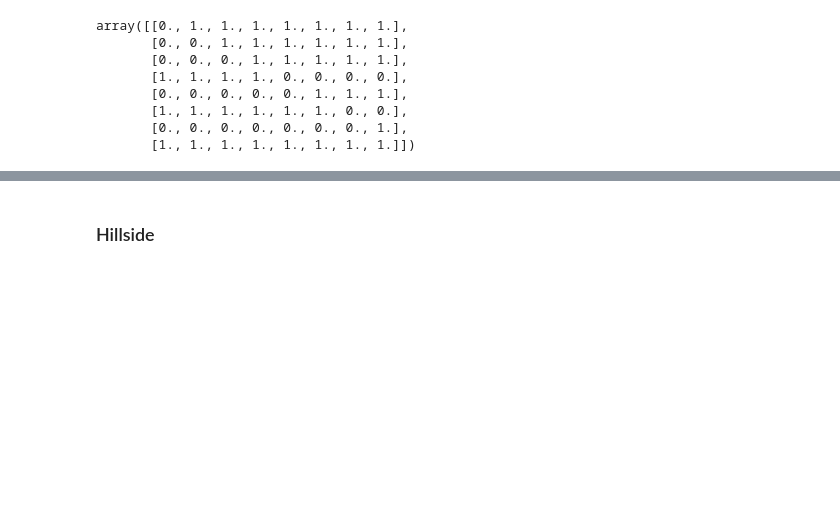
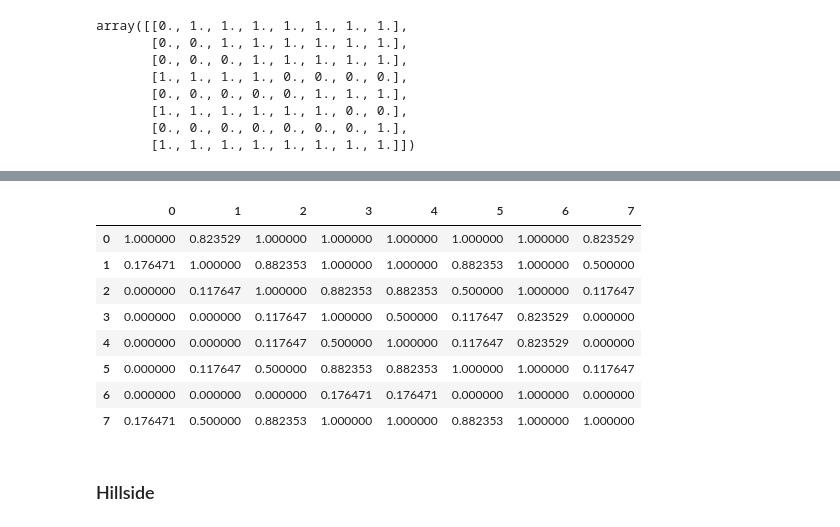
Before and after one commit to IGARDS/ranking_toolbox, a Jupyter notebook: examples.ipynb, the cells around one changed output, grey strips where cells are left out. Drawn from its saved outputs; the diff is of its cells as text; code cells hidden in the pictures; blank space fills up the shorter version.

```diff
--- a/examples.ipynb
+++ b/examples.ipynb
@@ -36,0 +43,2 @@ array([[0., 1., 1., 1., 1., 1., 1., 1.],
+# %%
+k,details = pyrankability.rank.solve_exhaustive_error(D,max_error=5,min_error=0,method='hillside')
@@ -37,3 +83,23 @@ array([[0., 1., 1., 1., 1., 1., 1., 1.],
+# %%
+xstar = np.zeros((D.shape[0],D.shape[0]))
+c = pyrankability.common.compute_C(D)
+objs = []
+for perm in details['P']:
+    x = pyrankability.common.perm_to_x(perm)
+    objs.append(np.sum(c*x))
+    xstar += x
+xstar = xstar/len(details['P'])
+pd.DataFrame(xstar)
+# %% [output]
+|  | 0 | 1 | 2 | 3 | 4 | 5 | 6 | 7 |
+| 0 | 1.000000 | 0.823529 | 1.000000 | 1.000000 | 1.000000 | 1.000000 | 1.000000 | 0.823529 |
+| 1 | 0.176471 | 1.000000 | 0.882353 | 1.000000 | 1.000000 | 0.882353 | 1.000000 | 0.500000 |
+| 2 | 0.000000 | 0.117647 | 1.000000 | 0.882353 | 0.882353 | 0.500000 | 1.000000 | 0.117647 |
+| 3 | 0.000000 | 0.000000 | 0.117647 | 1.000000 | 0.500000 | 0.117647 | 0.823529 | 0.000000 |
+| 4 | 0.000000 | 0.000000 | 0.117647 | 0.500000 | 1.000000 | 0.117647 | 0.823529 | 0.000000 |
+| 5 | 0.000000 | 0.117647 | 0.500000 | 0.882353 | 0.882353 | 1.000000 | 1.000000 | 0.117647 |
+| 6 | 0.000000 | 0.000000 | 0.000000 | 0.176471 | 0.176471 | 0.000000 | 1.000000 | 0.000000 |
+| 7 | 0.176471 | 0.500000 | 0.882353 | 1.000000 | 1.000000 | 0.882353 | 1.000000 | 1.000000 |
 # %% [markdown]
 ### Hillside
 # %%
```
Also changed, not shown: parts of 37 cells of this notebook, 7 other files.
